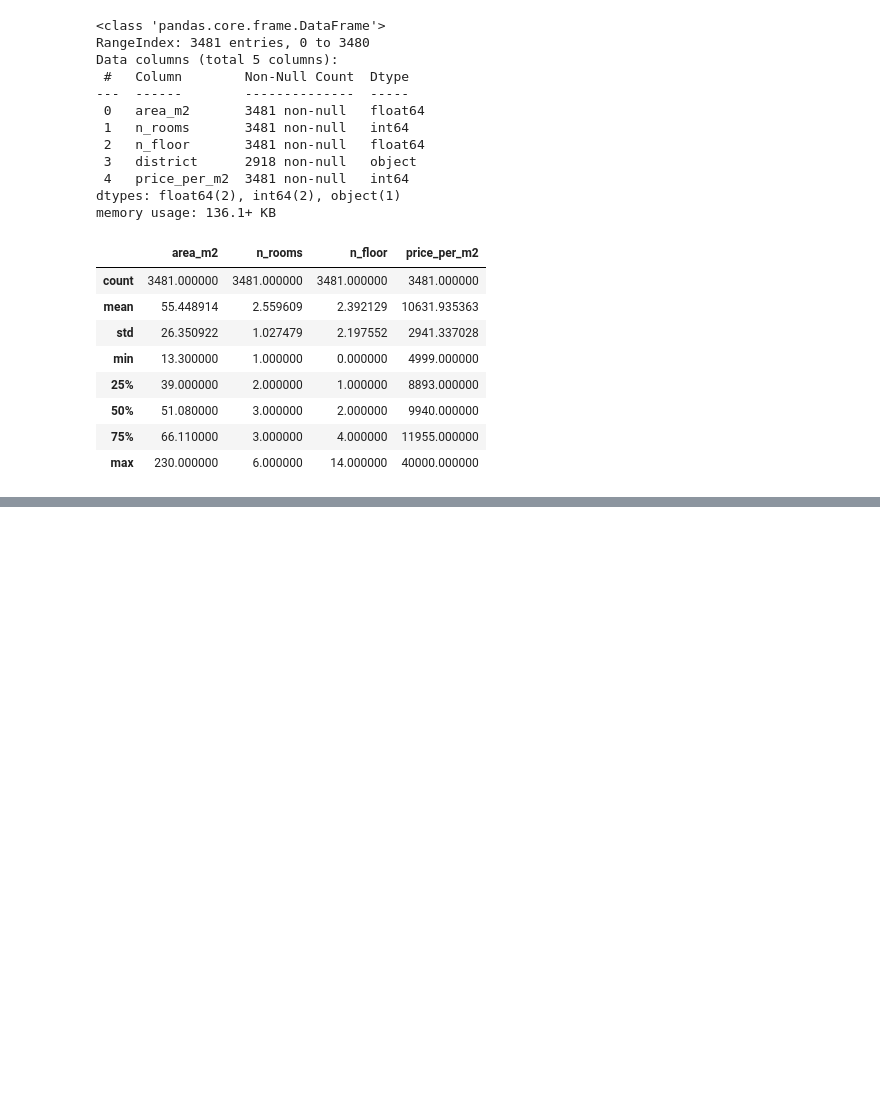
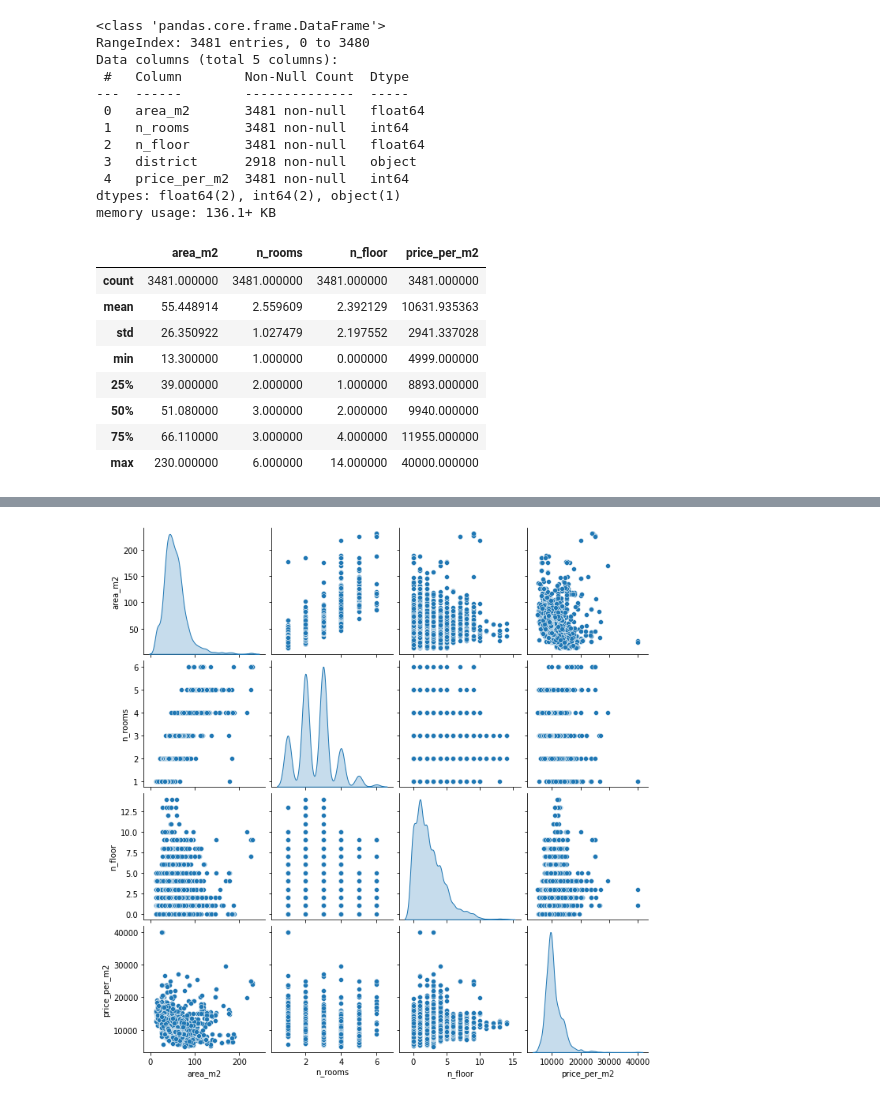
Before and after one commit to kwojtylko/flat_price_estimator, a Jupyter notebook: 3_model_preparation.ipynb, the cells around one changed output, grey strips where cells are left out. Saved outputs shown, nothing was run; the diff lists cells and outputs as text; code cells hidden in the pictures; blank space fills up the shorter version.

Commit message:
added plots

```diff
--- a/3_model_preparation.ipynb
+++ b/3_model_preparation.ipynb
@@ -70,0 +86,4 @@ model_df.describe()
+# %%
+#uzupełnianie braków
+model_df["district"].fillna("brak", inplace=True)
+model_df.isna().sum()
@@ -70,0 +101,5 @@ model_df.describe()
+# %%
+# wykres zależności między cechami
+sns.pairplot(model_df, diag_kind="kde");
+# %% [output]
+[figure, added]
```
Also changed, not shown: parts of 12 cells of this notebook.
